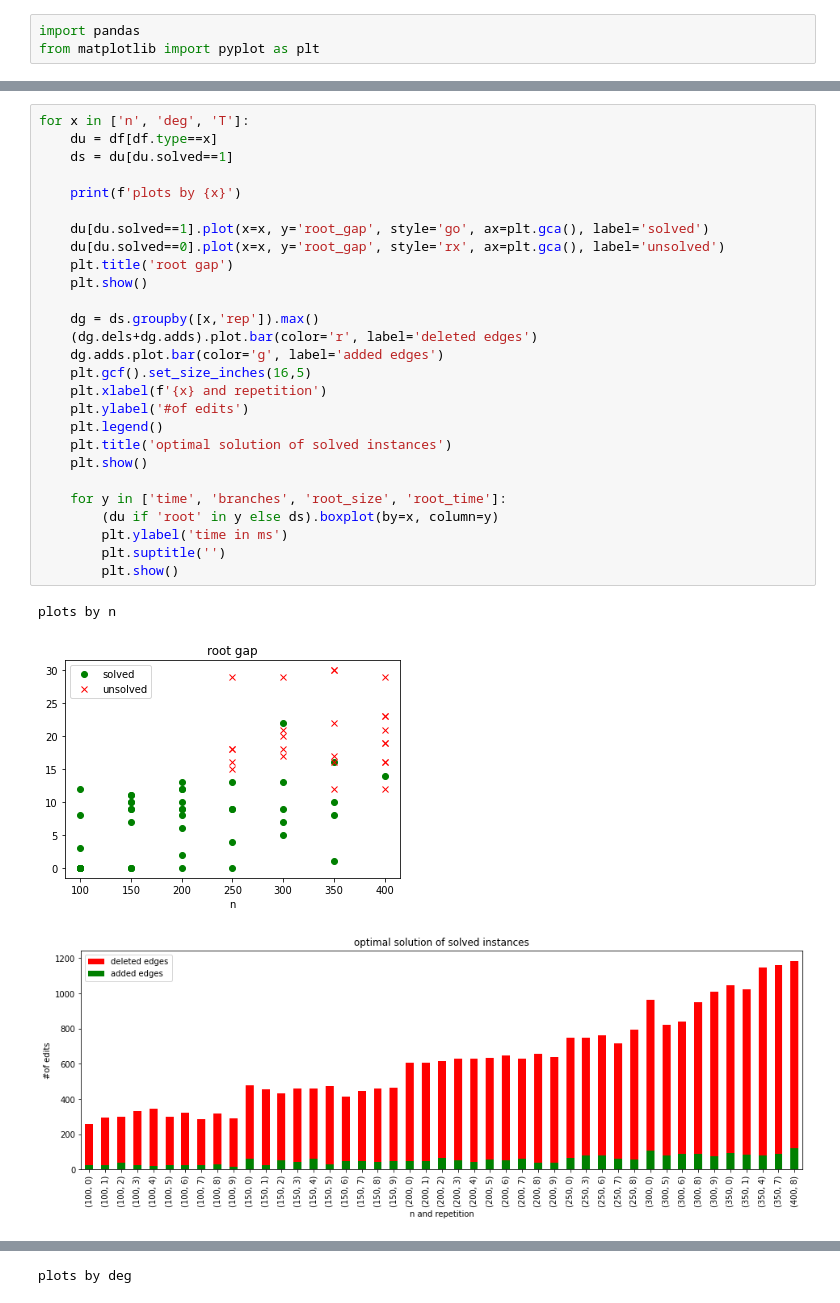
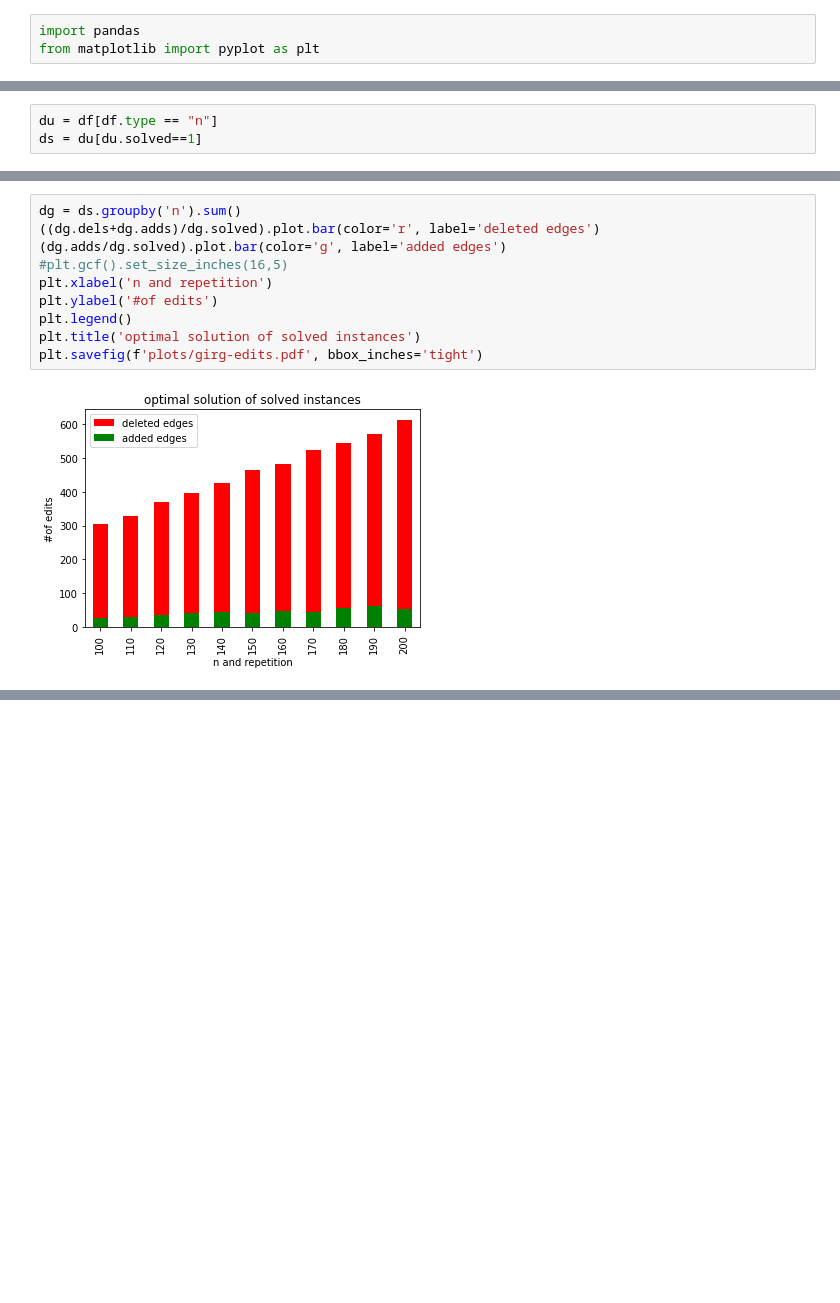
Before and after one commit to kittobi1992/cluster_editing, a Jupyter notebook: experiments-girg.ipynb, the cells around one changed output, grey strips where cells are left out. Drawn from its saved outputs; the diff is of its cells as text; blank space fills up the shorter version.

```diff
--- a/experiments-girg.ipynb
+++ b/experiments-girg.ipynb
@@ -16,0 +15,3 @@ df.describe()
+# %%
+du = df[df.type == "n"]
+ds = du[du.solved==1]
@@ -17,31 +46,12 @@ df.describe()
 # %%
-for x in ['n', 'deg', 'T']:
-    du = df[df.type==x]
-    ds = du[du.solved==1]
-
-    print(f'plots by {x}')
-
-    du[du.solved==1].plot(x=x, y='root_gap', style='go', ax=plt.gca(), label='solved')
-    du[du.solved==0].plot(x=x, y='root_gap', style='rx', ax=plt.gca(), label='unsolved')
-    plt.title('root gap')
-    plt.show()
-
-    dg = ds.groupby([x,'rep']).max()
-    (dg.dels+dg.adds).plot.bar(color='r', label='deleted edges')
-    dg.adds.plot.bar(color='g', label='added edges')
-    plt.gcf().set_size_inches(16,5)
-    plt.xlabel(f'{x} and repetition')
-    plt.ylabel('#of edits')
-    plt.legend()
-    plt.title('optimal solution of solved instances')
-    plt.show()
-
-    for y in ['time', 'branches', 'root_size', 'root_time']:
-        (du if 'root' in y else ds).boxplot(by=x, column=y)
-        plt.ylabel('time in ms')
-        plt.suptitle('')
-        plt.show()
+dg = ds.groupby('n').sum()
+((dg.dels+dg.adds)/dg.solved).plot.bar(color='r', label='deleted edges')
+(dg.adds/dg.solved).plot.bar(color='g', label='added edges')
+#plt.gcf().set_size_inches(16,5)
+plt.xlabel('n and repetition')
+plt.ylabel('#of edits')
+plt.legend()
+plt.title('optimal solution of solved instances')
+plt.savefig(f'plots/girg-edits.pdf', bbox_inches='tight')
 # %% [output]
-plots by n
-[figure, old version]
+[figure, new version]
-[figure, removed]
@@ -52 +57,0 @@ plots by n
-plots by deg
```
Also changed, not shown: parts of 5 cells of this notebook, 3 other files.
